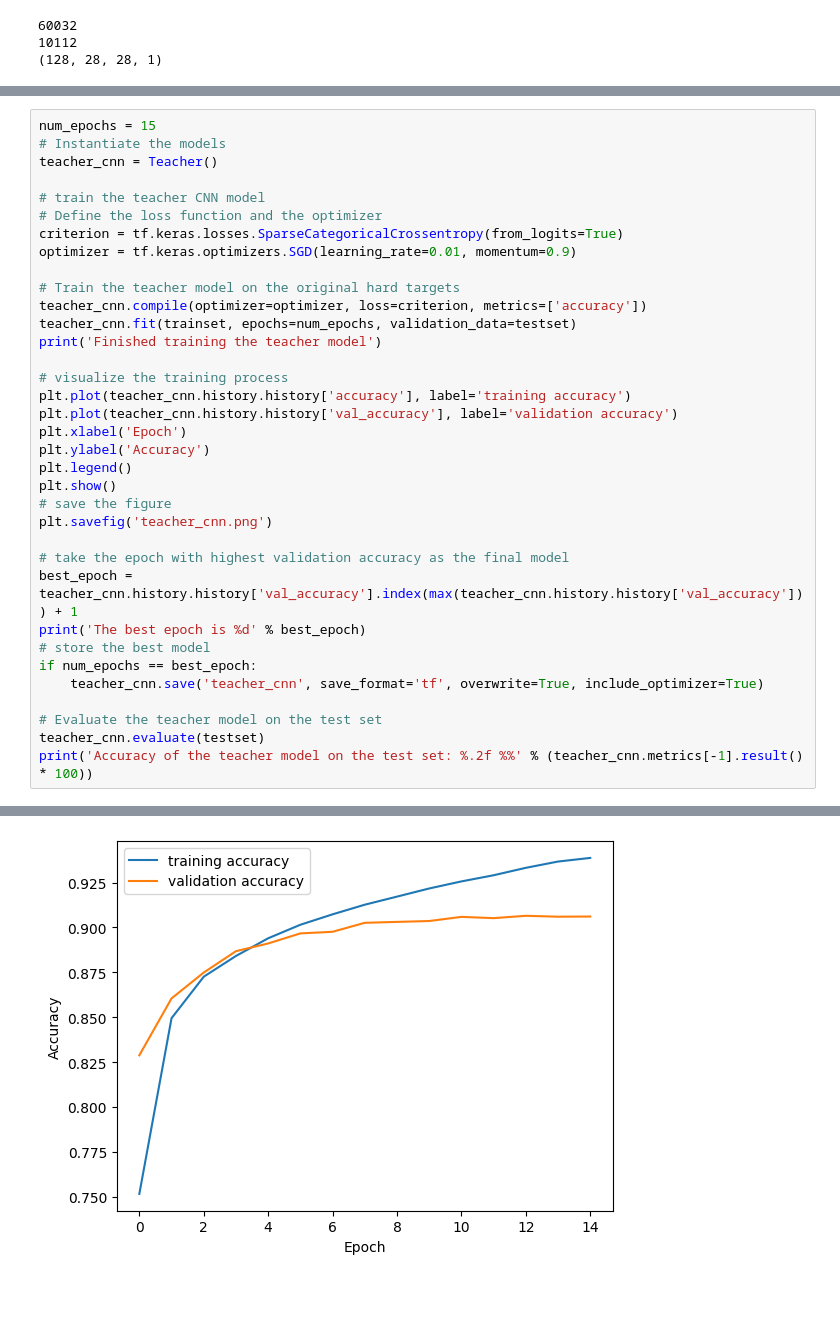
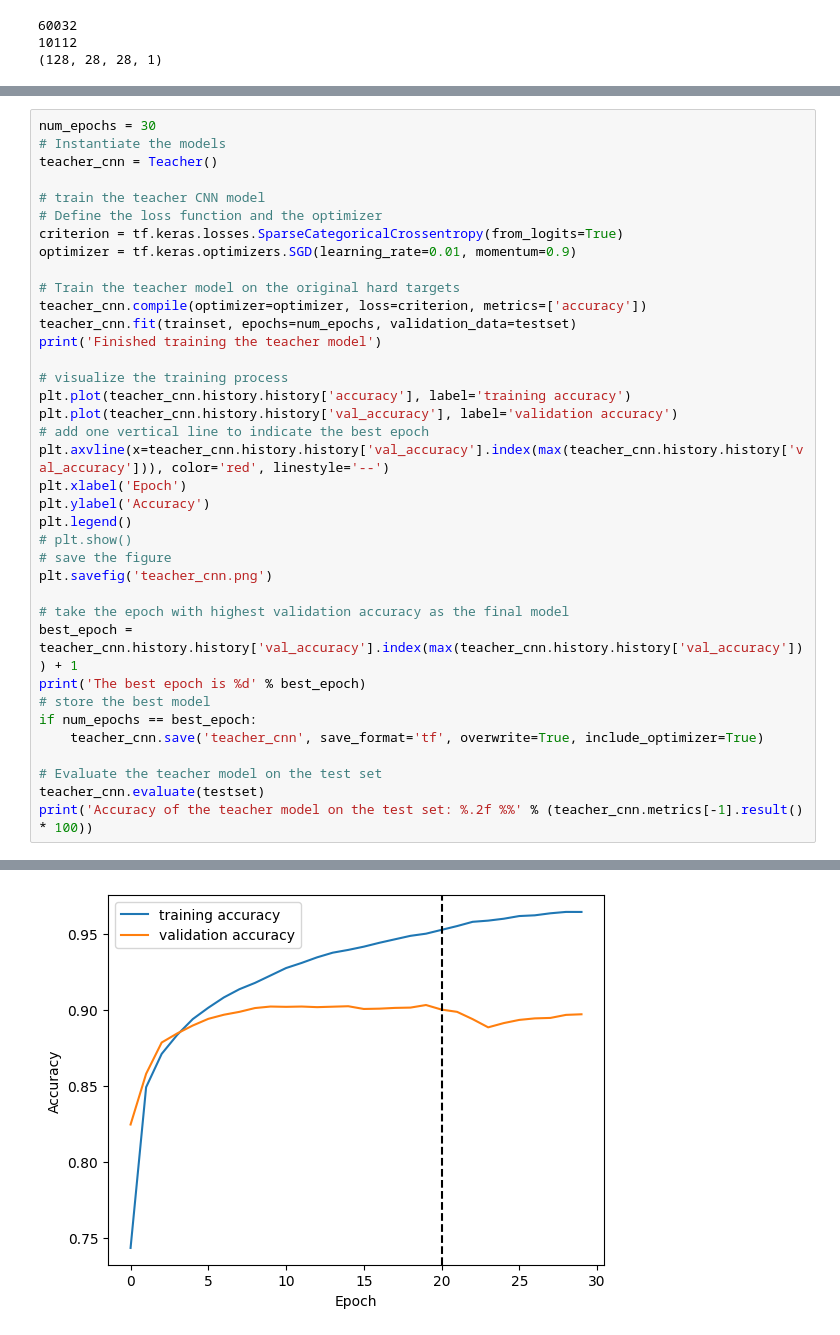
Before and after one commit to Finley-Maple/Seminar-MML-SNN, a Jupyter notebook: demo-MNIST.ipynb, the cells around one changed output, grey strips where cells are left out. Cells and saved outputs as stored; diff of their text form; blank space fills up the shorter version.

```diff
--- a/demo-MNIST.ipynb
+++ b/demo-MNIST.ipynb
@@ -108,7 +114,7 @@ class Student_Mimic(tf.keras.Model):
         x = self.fc3(x)
         return x
 # %%
-num_epochs = 15
+num_epochs = 30
 # Instantiate the models
 teacher_cnn = Teacher()
 
@@ -125,10 +131,12 @@ print('Finished training the teacher model')
 # visualize the training process
 plt.plot(teacher_cnn.history.history['accuracy'], label='training accuracy')
 plt.plot(teacher_cnn.history.history['val_accuracy'], label='validation accuracy')
+# add one vertical line to indicate the best epoch
+plt.axvline(x=teacher_cnn.history.history['val_accuracy'].index(max(teacher_cnn.history.history['val_accuracy'])), color='red', linestyle='--')
 plt.xlabel('Epoch')
 plt.ylabel('Accuracy')
 plt.legend()
-plt.show()
+# plt.show()
 # save the figure
 plt.savefig('teacher_cnn.png')
 
@@ -162,2 +170,2 @@ Epoch 15/15
 Finished training the teacher model
-[figure, old version]
+[figure, new version]
```
Also changed, not shown: parts of 16 cells of this notebook.
